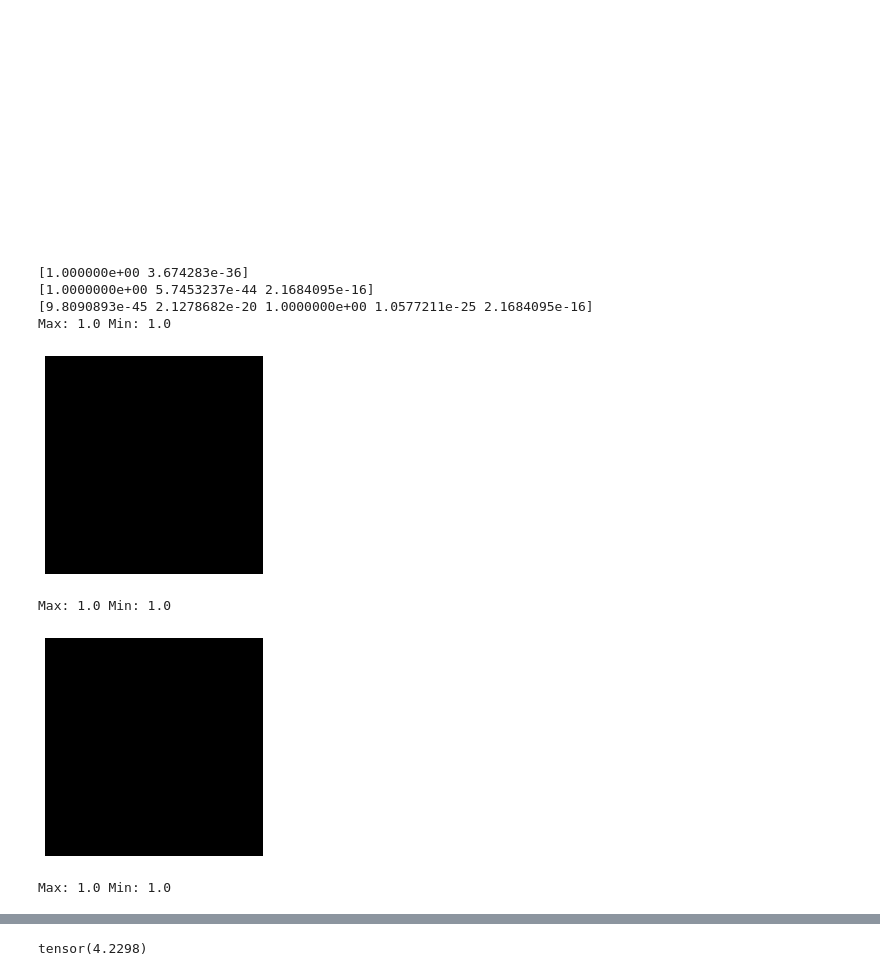
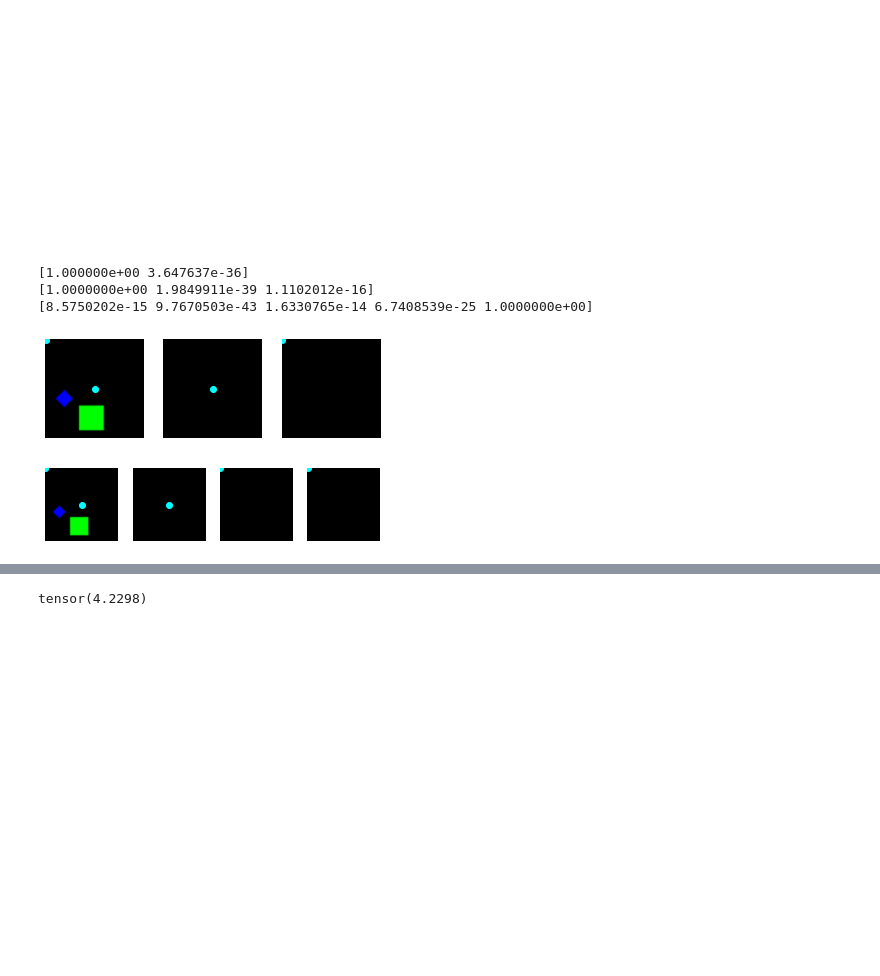
Before and after one commit to ZongjingLi/SceneGraphLearner, a Jupyter notebook: stichfield.ipynb, the cells around one changed output, grey strips where cells are left out. Cells and saved outputs as stored; diff of their text form; code cells hidden in the pictures; blank space fills up the shorter version.

```diff
--- a/stichfield.ipynb
+++ b/stichfield.ipynb
@@ -542,12 +542,14 @@ class ValkyrNet(nn.Module):
             points = self.spatial_coords.unsqueeze(0).repeat(B,1,1,1).reshape(B,W*H,2)
             #print(attention_mask.shape, points.shape)
             #pose_locals = evaluate_pose(points , attention_mask)
-            loc_loss += spatial_variance(points, attention_mask.permute(0,2,1), norm_type="l2")
+            variance = spatial_variance(points, attention_mask.permute(0,2,1), norm_type="l2")
+            loc_loss += variance
             #equi_loss += equillibrium_loss(attention_mask)
 
             # [Poses]
+
             poses = evaluate_pose(points,layer_mask.permute(0,2,1))
-            outputs["poses"].append({"centers":poses})
+            outputs["poses"].append({"centers":poses,"vars":variance})
 
             entropy_regular += assignment_entropy(assignment_matrix)
 
@@ -557,7 +559,6 @@ class ValkyrNet(nn.Module):
             scene_tree["object_scores"].append(exist_prob)
             scene_tree["connections"].append(assignment_matrix)
             scene_tree["edges"].append(curr_edges)
-            print(curr_edges[0].shape,curr_edges[0].max(), curr_edges[0].min())
 
         # [Calculate Reconstruction at Each Layer]
         outputs["reconstructions"] = []
@@ -772,44 +773,69 @@ for b in range(B):
 # %%
 def calculate_masks(scores, connections):
     all_masks = []
     for i in range(len(connections)):
         curr_mask = scores[i+1].unsqueeze(-1)
         for connection in reversed(connections[:i+1]):
             curr_mask = torch.bmm(connection, curr_mask) # [BxNxM],[BxM]
         all_masks.append(curr_mask)
     return all_masks
 
 vis_score = scene_tree["object_scores"]
 #vis_score[-1][0][1] = 0.5
 print(vis_score[-1][0].cpu().detach().numpy())
 print(vis_score[-2][0].cpu().detach().numpy())
 print(vis_score[-3][0].cpu().detach().numpy())
 all_masks = calculate_masks(vis_score,scene_tree["connections"])
 
-for mask in all_masks:
-    plt.axis("off")
-    plt.imshow(mask[0].reshape(128,128).detach(), cmap = "bone")
-    print("Max:",float(mask[0].max()),"Min:",float(mask[0].min()))
-    plt.show()
+#for mask in all_masks:
+    #plt.axis("off")
+    #plt.imshow(mask[0].reshape(128,128).detach(), cmap = "bone")
+    #print("Max:",float(mask[0].max()),"Min:",float(mask[0].min()))
+    #plt.show()
 
-plt.axis("off")
-mask = scene_tree["connections"][0].reshape(2,128,128,5).detach()
-N = 5
-for i in range(N):
-    plt.subplot(1,N,i + 1)
-    plt.axis("off")
-    plt.imshow(mask[0,:,:,i])
-    plt.axis("off")
+def display_batch(sample,outputs,batch = 0,file_name = "temp.png"):
+
+    B, W, H, C = sample["image"].shape
+    for i, masks in enumerate(reversed(outputs["masks"])):
+        plt.figure("display_{}".format(i))
+        B, N, K = masks.shape
+        plt.subplot(1, K + 1, 1)
+        plt.axis("off")
+        plt.imshow(sample["image"][0])
+
+        layer_connection = outputs["scene_tree"]["edges"][-i-1][batch].detach()
+        poses = outputs["poses"][-i-1]["centers"][batch].detach()
+        plt.scatter(poses[:,0] * W, poses[:,1] * H, c = "cyan")
+        for i in range(K):
+            for j in range(K):
+                plt.plot(W * poses[i,:],H * poses[j,:],color = "red",\
+                     alpha = 1)
+
+        for j in range(K):
+            plt.subplot(1, K + 1, 2 + j)
+            plt.axis("off")
+            plt.imshow(masks.detach()[batch][:,j].reshape(W,H), cmap="bone")
+            plt.scatter(poses[j,0] * W, poses[j,1] * H, c = "cyan")
+
+    return 0
+
+#plt.axis("off")
+#mask = scene_tree["connections"][0].reshape(2,128,128,5).detach()
+#N = 5
+#for i in range(N):
+#    plt.subplot(1,N,i + 1)
+#    plt.axis("off")
+#    plt.imshow(mask[0,:,:,i])
+#plt.show()
+
+#plt.axis("off")
+#plt.imshow(sample["image"][0])
+
+display_batch(sample,perception_outputs)
 plt.show()
-
-plt.axis("off")
-plt.imshow(sample["image"][0])
 # %% [output]
-[1.000000e+00 3.674283e-36]
-[1.0000000e+00 5.7453237e-44 2.1684095e-16]
-[9.8090893e-45 2.1278682e-20 1.0000000e+00 1.0577211e-25 2.1684095e-16]
-Max: 1.0 Min: 1.0
+[1.000000e+00 3.647637e-36]
+[1.0000000e+00 1.9849911e-39 1.1102012e-16]
+[8.5750202e-15 9.7670503e-43 1.6330765e-14 6.7408539e-25 1.0000000e+00]
-[figure, old version]
+[figure, new version]
-Max: 1.0 Min: 1.0
-[figure, old version]
+[figure, new version]
-Max: 1.0 Min: 1.0
```
Also changed, not shown: parts of 2 cells of this notebook.
